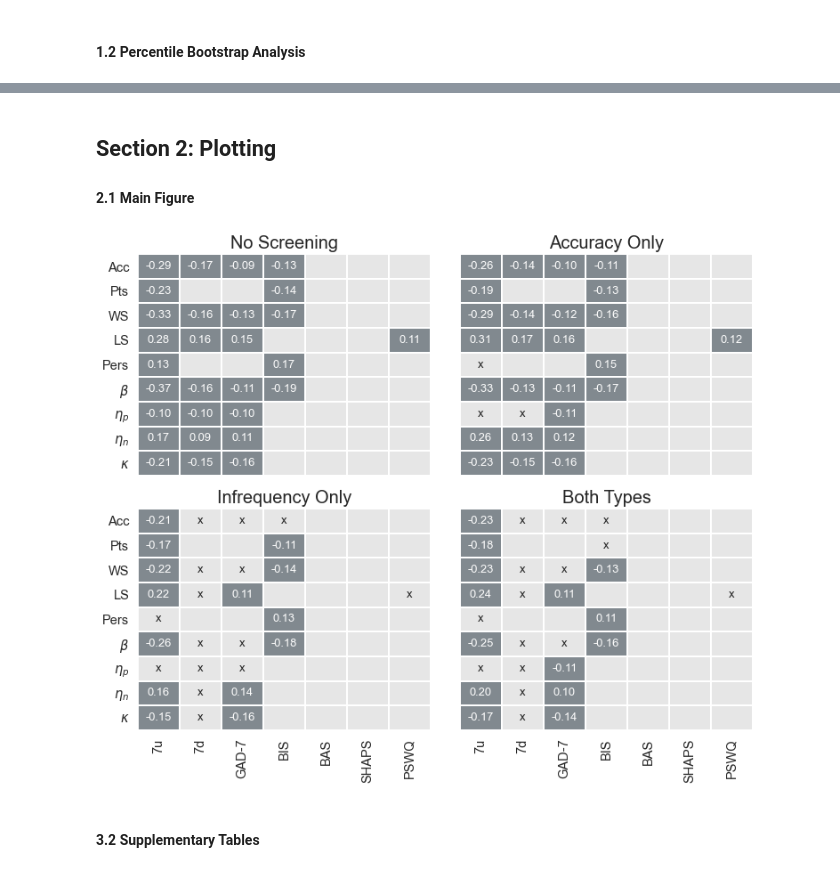
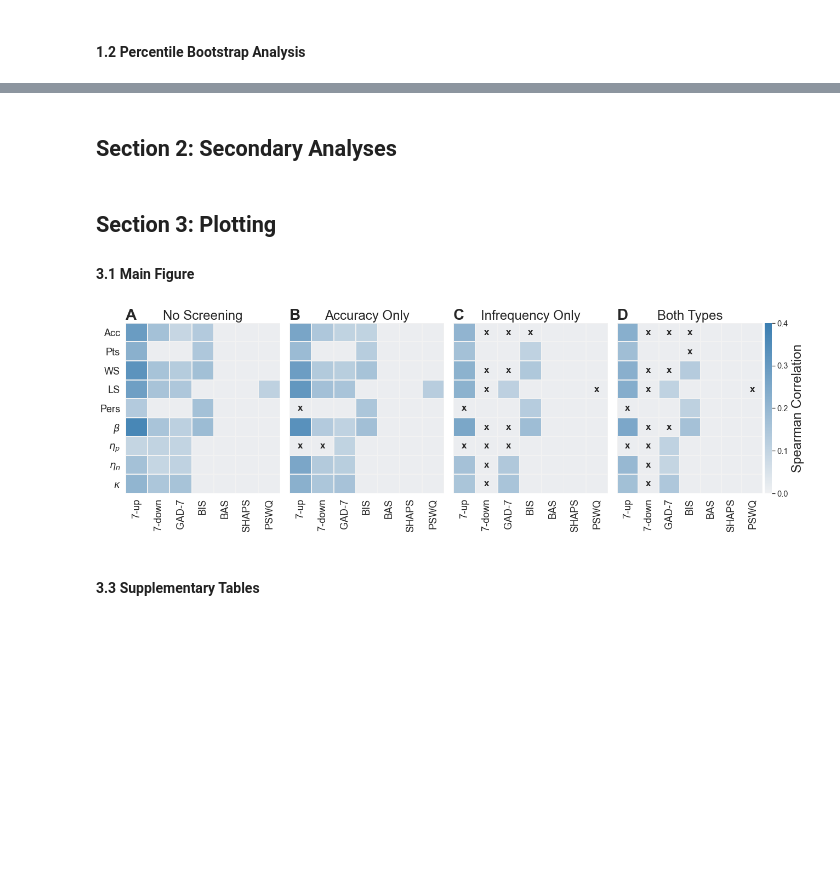
Before and after one commit to nivlab/sciops, a Jupyter notebook: analysis/results_03a.ipynb, the cells around one changed output, grey strips where cells are left out. Saved outputs shown, nothing was run; the diff lists cells and outputs as text; code cells hidden in the pictures; blank space fills up the shorter version.

Commit message:
more figure updates

```diff
--- a/analysis/results_03a.ipynb
+++ b/analysis/results_03a.ipynb
@@ -108,0 +89,2 @@ t = -2.873, p = 0.012
+# %% [markdown]
+## Section 2: Secondary Analyses
@@ -109,12 +123,13 @@ t = -2.873, p = 0.012
 # %% [markdown]
-## Section 2: Plotting
+## Section 3: Plotting
 
-#### 2.1 Main Figure
+#### 3.1 Main Figure
 # %%
 import matplotlib.pyplot as plt
 import matplotlib.gridspec as gridspec
 import seaborn as sns
 from matplotlib.colors import ListedColormap
+from mpl_toolkits.axes_grid1 import make_axes_locatable
 sns.set_theme('notebook', style='white', font='sans-serif', font_scale=1.33)
 %matplotlib inline
 
@@ -123,55 +138,74 @@ sns.set_theme('notebook', style='white', font='sans-serif', font_scale=1.33)
 #~~~~~~~~~~~~~~~~~~~~~~~~~~~~~~~~~~~~~~~~~~#
 
 ## Initialize canvas.
-fig = plt.figure(figsize=(12,9))
+fig = plt.figure(figsize=(18,6))
 
 ## Initialize panels.
-gs = fig.add_gridspec(nrows=2, ncols=2, left=0.1, right=0.9, top=0.95, wspace=0.1, hspace=0.15)
+gs = gridspec.GridSpec(1,4)
+gs.update(left=0.04, right=0.95, bottom=0.2, top=0.92, hspace=0, wspace=0.06)
 
 ## Define aesthetic features.
-cmap = ListedColormap(['0.9','#81898f'])
-annot_color = '0.99'
+cmap = sns.light_palette('#3b7eb1', as_cmap=True)
 label_pad = 6
 
 ## Define labels.
-xticklabels = ['7u', '7d', 'GAD-7', 'BIS', 'BAS', 'SHAPS', 'PSWQ']
+labels = ['A','B','C','D']
+xticklabels = ['7-up', '7-down', 'GAD-7', 'BIS', 'BAS', 'SHAPS', 'PSWQ']
 yticklabels = ['Acc', 'Pts', 'WS', 'LS', 'Pers', r'$\beta$', r'$\eta_p$', r'$\eta_n$', r'$\kappa$']
 titles = ['No Screening', 'Accuracy Only', 'Infrequency Only', 'Both Types']
 
 #~~~~~~~~~~~~~~~~~~~~~~~~~~~~~~~~~~~~~~~~~~#
 ### Main loop.
 #~~~~~~~~~~~~~~~~~~~~~~~~~~~~~~~~~~~~~~~~~~#
 
 for k in range(corr.shape[0]):
 
     ## Initialize axis.
-    ax = plt.subplot(gs[k//2,k%2])
+    ax = plt.subplot(gs[k])
+
+    ## Define colorbar parameters.
+    if k == 3:
+        cbar = True
+        divider = make_axes_locatable(ax)
+        cbar_ax = divider.append_axes("right", size="5%", pad=0.05)
+    else:
+        cbar = False
+        cbar_ax = None
 
     ## Plot correlations.
+    sns.heatmap(np.zeros_like(corr[k]), cmap=ListedColormap(['#ebedf0']), cbar=False, ax=ax)
+    sns.heatmap(np.abs(corr[k]), vmin=0.0, vmax=0.40, linecolor='0.95', linewidths=1,
+                cmap=cmap,  mask=pval[k] > 0.05, cbar=cbar, ax=ax, cbar_ax=cbar_ax)
+
+    ## Add title.
+    ax.set_title(titles[k], fontsize=24)
+    ax.text(0, 0, labels[k], ha='left', va='bottom', fontsize=28, fontweight='bold')
+
+    ## Add ticklabels.
+    ax.set_yticklabels([], rotation=0)
+    ax.set_xticklabels(xticklabels, fontsize=18, rotation=90)
+    if not k: ax.set_yticklabels(yticklabels, fontsize=18, rotation=0)
+
+    ## Extract correlations.
     arr = np.where(corr[k] * (pval[k] < 0.05), 1, 0)
     if not k: template = arr.copy()
 
-    sns.heatmap(arr, cmap=cmap, cbar=False, linecolor='w', linewidths=1,
-                xticklabels=xticklabels if k//2 else [],
-                yticklabels=yticklabels if not k%2 else [], ax=ax)
-
-    ## Add title.
-    ax.set_title(titles[k], fontsize=20)
-
-    ## Add correlations.
-    for i, j in np.array(np.where(arr)).T:
-        ax.text(j+0.5, i+0.5, '%0.2f' %corr[k,i,j], ha='center', va='center', fontsize=13, color=annot_color)
-
     ## Add markers.
     for i, j in np.array(np.where(np.logical_and(template, 1-arr))).T:
-        ax.text(j+0.5, i+0.5, 'x', ha='center', va='center', fontsize=13)
+        ax.text(j+0.5, i+0.5, 'x', ha='center', va='center', fontsize=17, fontweight='bold')
+
+    ## Update colorbar.
+    if cbar:
+        cbar = ax.collections[-1].colorbar
+        cbar.set_ticks(np.linspace(0.0,0.4,5))
+        cbar.set_label(r"Spearman Correlation", fontsize=24, labelpad=6)
 
 ## Save figure.
 plt.savefig(os.path.join('..','figures','main_03a.png'), dpi=180, transparent=True)
 # %% [output]
-[figure, old version]
+[figure, new version]
 # %% [markdown]
-#### 3.2 Supplementary Tables
+#### 3.3 Supplementary Tables
 # %%
 from pandas import DataFrame
 
```
Also changed, not shown: parts of 4 cells of this notebook, 3 other files.
